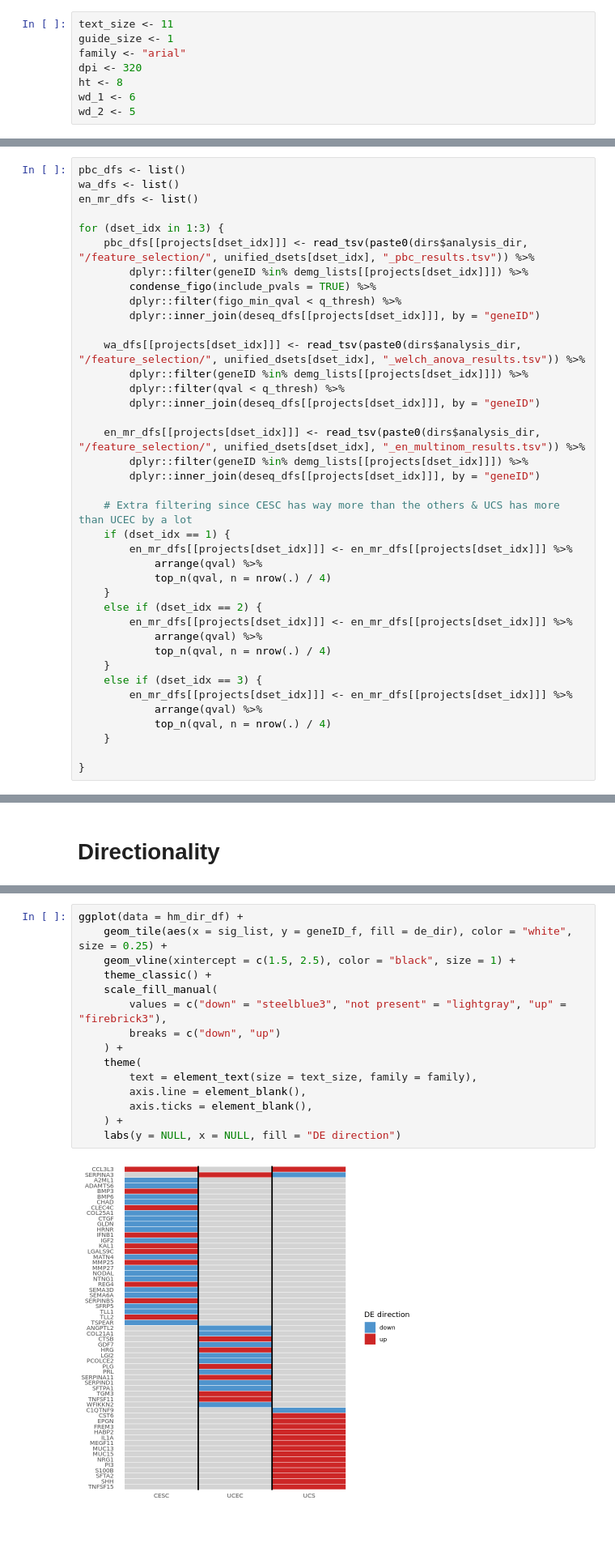
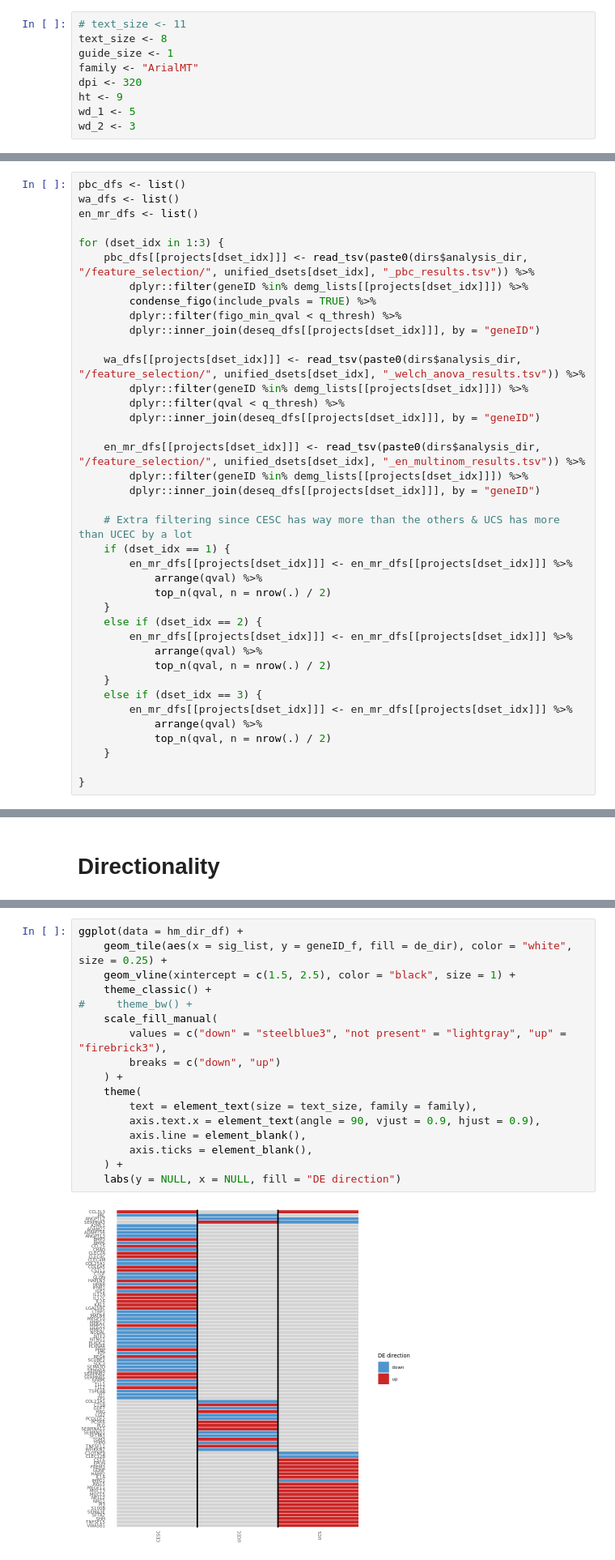
Before and after one commit to fogg-lab/characterizing-ecm-transcriptome-of-endometriosis, a Jupyter notebook: figures/figo_umsmg_demg_vis.ipynb, the cells around one changed output, grey strips where cells are left out. Shown at 81% size. Saved outputs shown, nothing was run; the diff lists cells and outputs as text; blank space fills up the shorter version.

Commit message:
Rough sketch of Figure 4.

```diff
--- a/figures/figo_umsmg_demg_vis.ipynb
+++ b/figures/figo_umsmg_demg_vis.ipynb
@@ -19,13 +19,14 @@ dirs <- rutils::get_dev_directories(dev_paths_file = "../dev_paths.txt")
 unified_dsets <- c("unified_cervical_data", "unified_uterine_data", "unified_uterine_endometrial_data")
 projects <- c("CESC", "UCS", "UCEC")
 # %%
-text_size <- 11
+# text_size <- 11
+text_size <- 8
 guide_size <- 1
-family <- "arial"
+family <- "ArialMT"
 dpi <- 320
-ht <- 8
-wd_1 <- 6
-wd_2 <- 5
+ht <- 9
+wd_1 <- 5
+wd_2 <- 3
 # %%
 q_thresh <- 0.05
 # %%
@@ -80,17 +81,17 @@ for (dset_idx in 1:3) {
     if (dset_idx == 1) {
         en_mr_dfs[[projects[dset_idx]]] <- en_mr_dfs[[projects[dset_idx]]] %>%
             arrange(qval) %>%
-            top_n(qval, n = nrow(.) / 4)
+            top_n(qval, n = nrow(.) / 2)
     }
     else if (dset_idx == 2) {
         en_mr_dfs[[projects[dset_idx]]] <- en_mr_dfs[[projects[dset_idx]]] %>%
             arrange(qval) %>%
-            top_n(qval, n = nrow(.) / 4)
+            top_n(qval, n = nrow(.) / 2)
     }
     else if (dset_idx == 3) {
         en_mr_dfs[[projects[dset_idx]]] <- en_mr_dfs[[projects[dset_idx]]] %>%
             arrange(qval) %>%
-            top_n(qval, n = nrow(.) / 4)
+            top_n(qval, n = nrow(.) / 2)
     }
 
 }
@@ -209,18 +212,20 @@ hm_dir_df <- dir_df %>%
 # %%
 ggplot(data = hm_dir_df) +
     geom_tile(aes(x = sig_list, y = geneID_f, fill = de_dir), color = "white", size = 0.25) +
     geom_vline(xintercept = c(1.5, 2.5), color = "black", size = 1) +
     theme_classic() +
+#     theme_bw() +
     scale_fill_manual(
         values = c("down" = "steelblue3", "not present" = "lightgray", "up" = "firebrick3"),
         breaks = c("down", "up")
     ) +
     theme(
         text = element_text(size = text_size, family = family),
+        axis.text.x = element_text(angle = 90, vjust = 0.9, hjust = 0.9),
         axis.line = element_blank(),
         axis.ticks = element_blank(),
     ) +
     labs(y = NULL, x = NULL, fill = "DE direction")
 # %% [output]
-[figure, old version]
+[figure, new version]
 # %%
```
Also changed, not shown: parts of 5 cells of this notebook, 4 other files.
